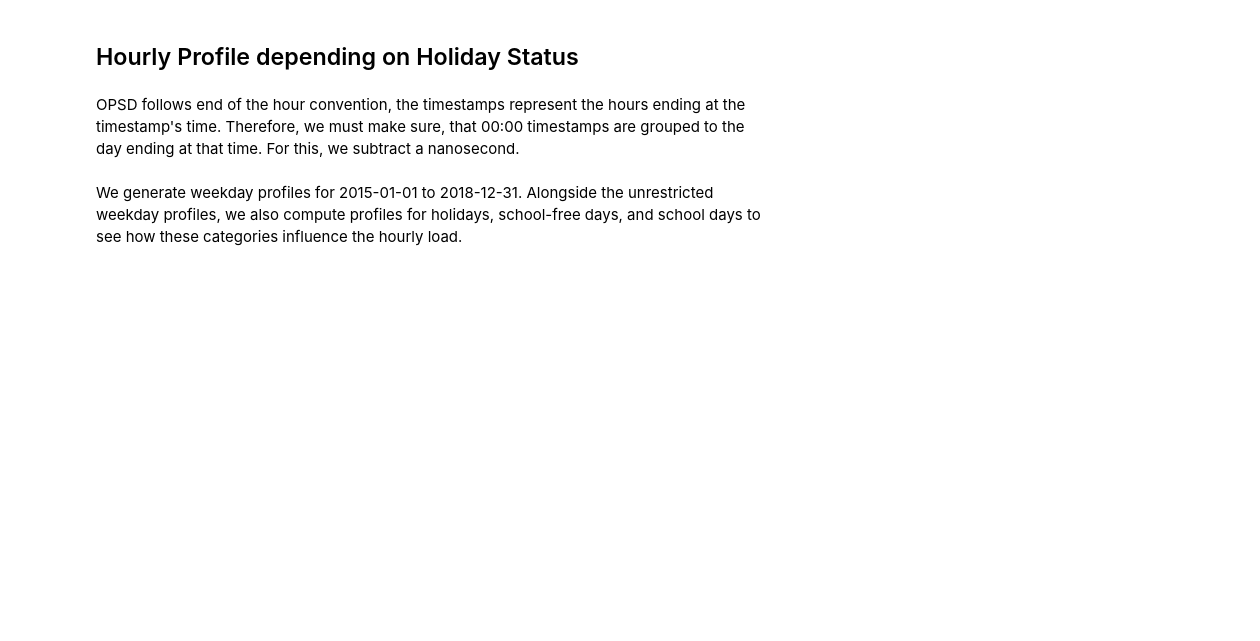
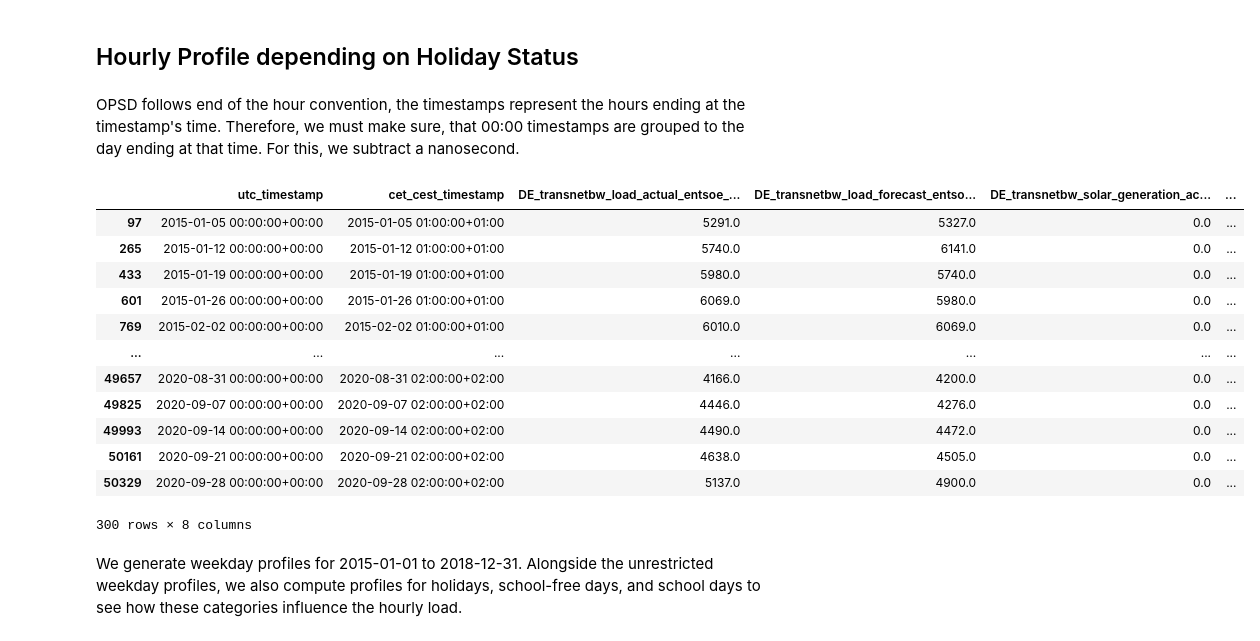
Before and after one commit to F-Skorz/electricity-demand-project, a Jupyter notebook: notebooks/04_EngineerHolidaynessFeature.ipynb, the cells around one changed output. Saved outputs shown, nothing was run; the diff lists cells and outputs as text; code cells hidden in the pictures; blank space fills up the shorter version.

```diff
--- a/notebooks/04_EngineerHolidaynessFeature.ipynb
+++ b/notebooks/04_EngineerHolidaynessFeature.ipynb
@@ -147,6 +147,24 @@ thu_mask = fga.make_weekday_mask(BW_load_hol_df, "cet_cest_timestamp", weekdays=
 fri_mask   = fga.make_weekday_mask(BW_load_hol_df, "cet_cest_timestamp", weekdays=(4,))    # Fri
 sat_mask   = fga.make_weekday_mask(BW_load_hol_df, "cet_cest_timestamp", weekdays=(5,))    # Sat
 sun_mask   = fga.make_weekday_mask(BW_load_hol_df, "cet_cest_timestamp", weekdays=(6,))    # Sun
+# %%
+shifted_monday_mask = monday_mask.shift(1, fill_value=False)
+first_monday_hour_mask = monday_mask & (~shifted_monday_mask)
+OPSD_60min_BW_df[first_monday_hour_mask]
+# %% [output]
+|  | utc_timestamp | cet_cest_timestamp | DE_transnetbw_load_actual_entsoe_... | DE_transnetbw_load_forecast_entso... | DE_transnetbw_solar_generation_ac... | ... |
+| 97 | 2015-01-05 00:00:00+00:00 | 2015-01-05 01:00:00+01:00 | 5291.0 | 5327.0 | 0.0 | ... |
+| 265 | 2015-01-12 00:00:00+00:00 | 2015-01-12 01:00:00+01:00 | 5740.0 | 6141.0 | 0.0 | ... |
+| 433 | 2015-01-19 00:00:00+00:00 | 2015-01-19 01:00:00+01:00 | 5980.0 | 5740.0 | 0.0 | ... |
+| 601 | 2015-01-26 00:00:00+00:00 | 2015-01-26 01:00:00+01:00 | 6069.0 | 5980.0 | 0.0 | ... |
+| 769 | 2015-02-02 00:00:00+00:00 | 2015-02-02 01:00:00+01:00 | 6010.0 | 6069.0 | 0.0 | ... |
+| ... | ... | ... | ... | ... | ... | ... |
+| 49657 | 2020-08-31 00:00:00+00:00 | 2020-08-31 02:00:00+02:00 | 4166.0 | 4200.0 | 0.0 | ... |
+| 49825 | 2020-09-07 00:00:00+00:00 | 2020-09-07 02:00:00+02:00 | 4446.0 | 4276.0 | 0.0 | ... |
+| 49993 | 2020-09-14 00:00:00+00:00 | 2020-09-14 02:00:00+02:00 | 4490.0 | 4472.0 | 0.0 | ... |
+| 50161 | 2020-09-21 00:00:00+00:00 | 2020-09-21 02:00:00+02:00 | 4638.0 | 4505.0 | 0.0 | ... |
+| 50329 | 2020-09-28 00:00:00+00:00 | 2020-09-28 02:00:00+02:00 | 5137.0 | 4900.0 | 0.0 | ... |
+300 rows × 8 columns
 # %%
 BW_hol_mask = BW_load_hol_df["DE_BW_hol"]==1
 BW_school_free_mask = BW_load_hol_df["DE_BW_school_free"]==1
```
Also changed, not shown: 1 other file.
